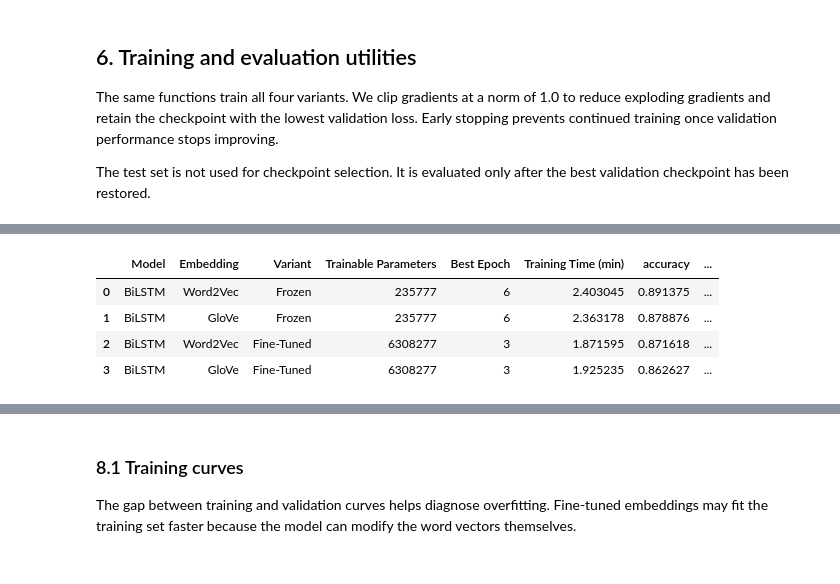
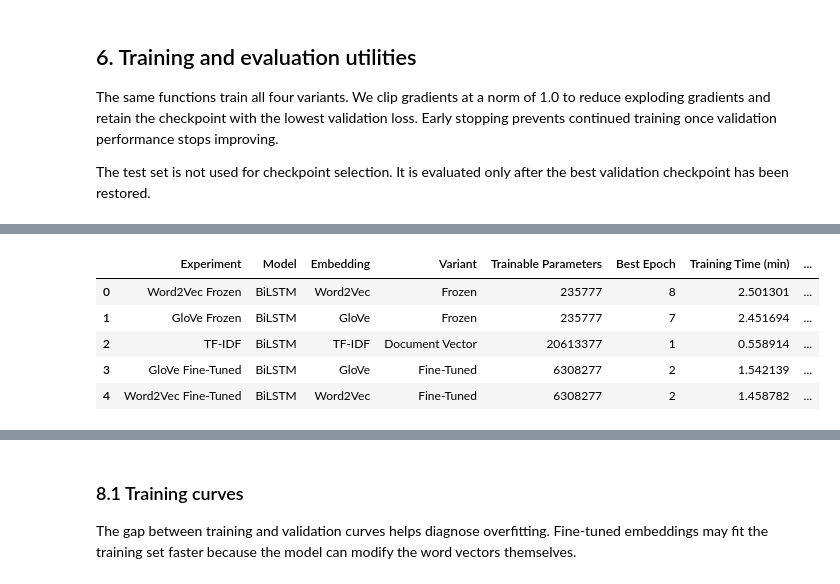
Before and after one commit to Dia8897/Assignment4_NLP_SequenceModels, a Jupyter notebook: notebooks/models/bidirectional_lstm.ipynb, the cells around one changed output, grey strips where cells are left out. Drawn from its saved outputs; the diff is of its cells as text; code cells hidden in the pictures.

```diff
--- a/notebooks/models/bidirectional_lstm.ipynb
+++ b/notebooks/models/bidirectional_lstm.ipynb
@@ -231,10 +216,11 @@ Word2Vec vocabulary: 37953
 
 The helper below is used for both Word2Vec and GloVe.
 # %%
-def build_embedding_matrix(keyed_vectors, word_to_idx, seed=SEED):
+def build_embedding_matrix(keyed_vectors, word_to_idx):
     embedding_dim = keyed_vectors.vector_size
-    rng = np.random.default_rng(seed)
 
+    # OOV vectors use their own seeded NumPy generator.
+    rng = np.random.default_rng(SEED)
     matrix = rng.normal(
         loc=0.0,
         scale=0.05,
@@ -324,0 +300,19 @@ If `hidden_size = 128`, the classifier receives 256 features. The model outputs
+# %%
+TFIDF_VECTORIZER_PATH = SHARED_TFIDF_DIR / "tfidf_vectorizer.pkl"
+
+with open(TFIDF_VECTORIZER_PATH, "rb") as file:
+    tfidf_vectorizer = pickle.load(file)
+
+X_train_tfidf = load_npz(SHARED_TFIDF_DIR / "X_train_tfidf.npz")
+X_val_tfidf = load_npz(SHARED_TFIDF_DIR / "X_val_tfidf.npz")
+X_test_tfidf = load_npz(SHARED_TFIDF_DIR / "X_test_tfidf.npz")
+
+assert X_train_tfidf.shape[0] == len(y_train)
+assert X_val_tfidf.shape[0] == len(y_val)
+assert X_test_tfidf.shape[0] == len(y_test)
+assert X_train_tfidf.shape[1] == len(tfidf_vectorizer.vocabulary_)
+
+print("Loaded TF-IDF from:", SHARED_TFIDF_DIR)
+print("Train:", X_train_tfidf.shape)
+print("Validation:", X_val_tfidf.shape)
+print("Test:", X_test_tfidf.shape)
@@ -567,12 +763,13 @@ EXPERIMENTS = [
     }
 ]
 # %%
-def run_experiment(config):
+def run_sequence_experiment(config):
     print("=" * 70)
     print("Training", config["name"], "BiLSTM")
     print("=" * 70)
 
-    set_seed(42)
+    set_seed()
+    TRAIN_LOADER_GENERATOR.manual_seed(SEED)
 
     model = BiLSTMClassifier(
         embedding_matrix=config["matrix"].copy(),
@@ -601,7 +798,11 @@ def run_experiment(config):
         criterion=criterion,
         checkpoint_path=checkpoint_path,
         epochs=EPOCHS,
-        patience=PATIENCE
+        patience=PATIENCE,
+        train_data_loader=train_loader,
+        val_data_loader=val_loader,
+        train_epoch_function=train_one_epoch,
+        validate_epoch_function=validate_one_epoch
     )
 
     metrics, labels, predictions, probabilities = evaluate_model(
@@ -617,6 +818,7 @@ def run_experiment(config):
     ))
 
     result = {
+        "Experiment": config["name"],
         "Model": "BiLSTM",
         "Embedding": config["embedding"],
         "Variant": config["variant"],
@@ -644,10 +926,16 @@ def run_experiment(config):
 results = []
 experiment_artifacts = {}
 
+tfidf_result, tfidf_artifacts = run_tfidf_experiment()
+results.append(tfidf_result)
+experiment_artifacts["TF-IDF"] = tfidf_artifacts
+
 for experiment in EXPERIMENTS:
-    result, artifacts = run_experiment(experiment)
+    result, artifacts = run_sequence_experiment(experiment)
     results.append(result)
     experiment_artifacts[experiment["name"]] = artifacts
+
+ALL_EXPERIMENT_NAMES = list(experiment_artifacts.keys())
 
 results_df = pd.DataFrame(results).sort_values(
     "f1", ascending=False
@@ -675,5 +963,6 @@ weighted avg       0.87      0.87      0.87     24801
-|  | Model | Embedding | Variant | Trainable Parameters | Best Epoch | Training Time (min) | accuracy | ... |
-| 0 | BiLSTM | Word2Vec | Frozen | 235777 | 6 | 2.403045 | 0.891375 | ... |
-| 1 | BiLSTM | GloVe | Frozen | 235777 | 6 | 2.363178 | 0.878876 | ... |
-| 2 | BiLSTM | Word2Vec | Fine-Tuned | 6308277 | 3 | 1.871595 | 0.871618 | ... |
-| 3 | BiLSTM | GloVe | Fine-Tuned | 6308277 | 3 | 1.925235 | 0.862627 | ... |
+|  | Experiment | Model | Embedding | Variant | Trainable Parameters | Best Epoch | Training Time (min) | ... |
+| 0 | Word2Vec Frozen | BiLSTM | Word2Vec | Frozen | 235777 | 8 | 2.501301 | ... |
+| 1 | GloVe Frozen | BiLSTM | GloVe | Frozen | 235777 | 7 | 2.451694 | ... |
+| 2 | TF-IDF | BiLSTM | TF-IDF | Document Vector | 20613377 | 1 | 0.558914 | ... |
+| 3 | GloVe Fine-Tuned | BiLSTM | GloVe | Fine-Tuned | 6308277 | 2 | 1.542139 | ... |
+| 4 | Word2Vec Fine-Tuned | BiLSTM | Word2Vec | Fine-Tuned | 6308277 | 2 | 1.458782 | ... |
```
Also changed, not shown: parts of 37 cells of this notebook, 1 other file.
